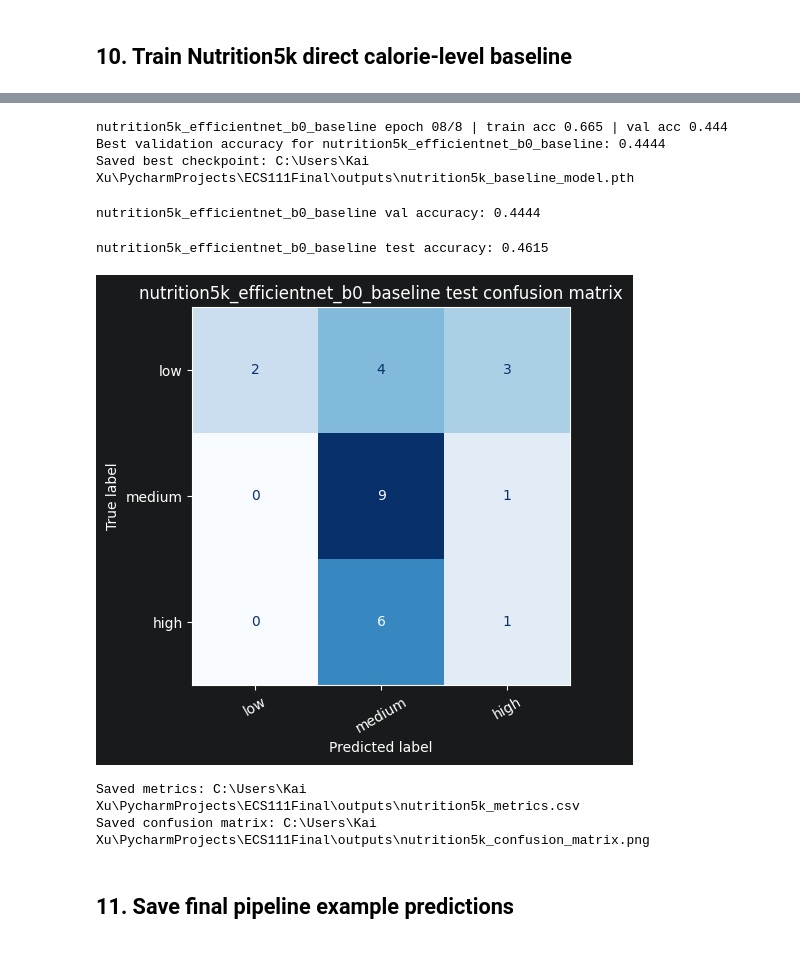
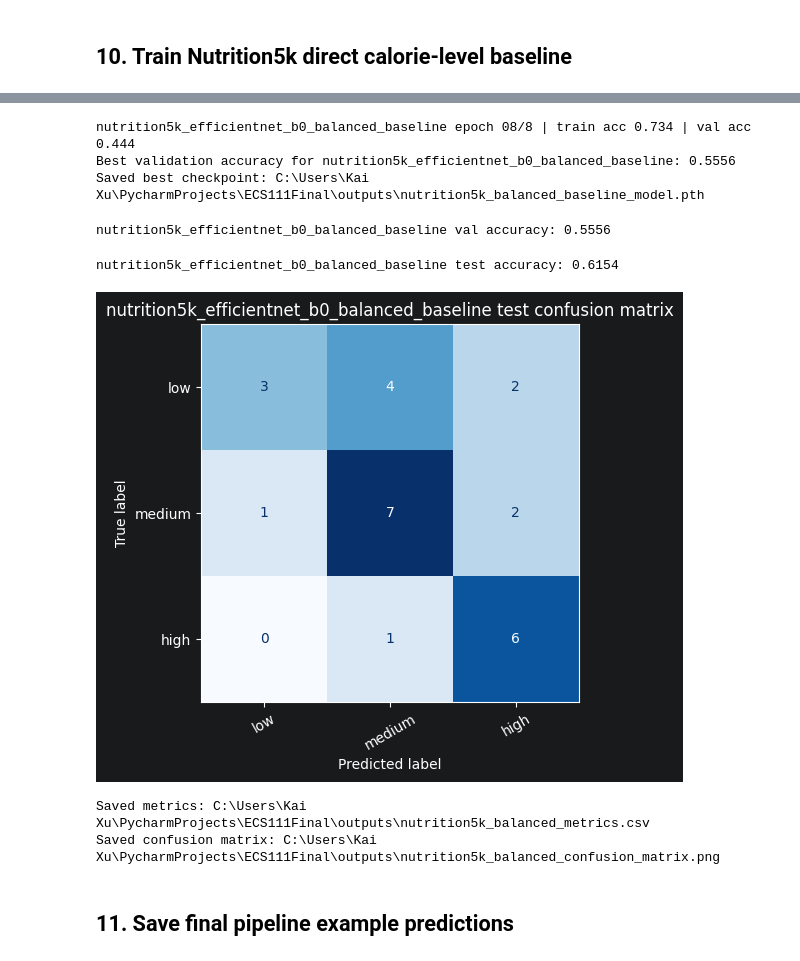
Before and after one commit to chengkaixu25-eng/ECS111Final, a Jupyter notebook: Main.ipynb, the cells around one changed output, grey strips where cells are left out. Drawn from its saved outputs; the diff is of its cells as text; code cells hidden in the pictures.

Commit message:
trained using new data

```diff
--- a/Main.ipynb
+++ b/Main.ipynb
@@ -139,13 +139,37 @@ if "calorie_level" not in nutrition_df.columns:
 
 nutrition_df = nutrition_df[nutrition_df["calorie_level"].isin(CALORIE_CLASSES)].copy()
 
+
+def balance_training_split(df: pd.DataFrame, label_col: str, classes: List[str]) -> pd.DataFrame:
+    train_df = df[df["split"] == "train"].copy()
+    other_df = df[df["split"] != "train"].copy()
+    target_count = int(train_df[label_col].value_counts().max())
+
+    balanced_parts = []
+    for label in classes:
+        class_df = train_df[train_df[label_col] == label].copy()
+        if class_df.empty:
+            raise ValueError(f"Training split is missing class: {label}")
+        balanced_parts.append(
+            class_df.sample(n=target_count, replace=True, random_state=SEED)
+        )
+
+    balanced_train_df = pd.concat(balanced_parts, ignore_index=True)
+    balanced_train_df = balanced_train_df.sample(frac=1.0, random_state=SEED).reset_index(drop=True)
+    return pd.concat([balanced_train_df, other_df], ignore_index=True)
+
+
+nutrition_balanced_df = balance_training_split(nutrition_df, "calorie_level", CALORIE_CLASSES)
+
 print("Food rows:", len(food_df))
 print("Portion rows:", len(portion_df))
 print("Nutrition5k rows:", len(nutrition_df))
+print("Nutrition5k balanced train rows:", (nutrition_balanced_df["split"] == "train").sum())
 
 display(food_df.groupby(["split", "food_label"]).size().unstack(fill_value=0))
 display(portion_df.groupby(["split", "portion_label"]).size().unstack(fill_value=0))
 display(nutrition_df.groupby(["split", "calorie_level"]).size().unstack(fill_value=0))
+display(nutrition_balanced_df.groupby(["split", "calorie_level"]).size().unstack(fill_value=0))
 # %% [output]
 Food rows: 5000
 Portion rows: 1493
@@ -324,8 +354,8 @@ portion_loaders = make_dataloaders(
     PORTION_BATCH_SIZE,
 )
 
-nutrition_loaders = make_dataloaders(
-    nutrition_df,
+nutrition_balanced_loaders = make_dataloaders(
+    nutrition_balanced_df,
     "calorie_level",
     CALORIE_CLASSES,
     nutrition_train_transform,
@@ -785,9 +815,9 @@ Rule-based calorie map ready.
 nutrition5k_model = build_model("efficientnet_b0", len(CALORIE_CLASSES), freeze_backbone=True)
 nutrition5k_model, nutrition_history = train_model(
     nutrition5k_model,
-    nutrition_loaders,
-    OUTPUT_DIR / "nutrition5k_baseline_model.pth",
-    run_name="nutrition5k_efficientnet_b0_baseline",
+    nutrition_balanced_loaders,
+    OUTPUT_DIR / "nutrition5k_balanced_baseline_model.pth",
+    run_name="nutrition5k_efficientnet_b0_balanced_baseline",
     classes=CALORIE_CLASSES,
     arch="efficientnet_b0",
     epochs=NUTRITION5K_EPOCHS,
@@ -796,10 +826,10 @@ nutrition5k_model, nutrition_history = train_model(
 
 nutrition5k_metrics = evaluate_model(
     nutrition5k_model,
-    nutrition_loaders,
+    nutrition_balanced_loaders,
     CALORIE_CLASSES,
-    "nutrition5k_efficientnet_b0_baseline",
-    OUTPUT_DIR / "nutrition5k_metrics.csv",
-    OUTPUT_DIR / "nutrition5k_confusion_matrix.png",
+    "nutrition5k_efficientnet_b0_balanced_baseline",
+    OUTPUT_DIR / "nutrition5k_balanced_metrics.csv",
+    OUTPUT_DIR / "nutrition5k_balanced_confusion_matrix.png",
 )
 # %% [output]
@@ -813,11 +843,11 @@ nutrition5k_efficientnet_b0_baseline epoch 07/8 | train acc 0.689 | val acc 0.38
-nutrition5k_efficientnet_b0_baseline epoch 08/8 | train acc 0.665 | val acc 0.444
-Best validation accuracy for nutrition5k_efficientnet_b0_baseline: 0.4444
-Saved best checkpoint: C:\Users\Kai Xu\PycharmProjects\ECS111Final\outputs\nutrition5k_baseline_model.pth
+nutrition5k_efficientnet_b0_balanced_baseline epoch 08/8 | train acc 0.734 | val acc 0.444
+Best validation accuracy for nutrition5k_efficientnet_b0_balanced_baseline: 0.5556
+Saved best checkpoint: C:\Users\Kai Xu\PycharmProjects\ECS111Final\outputs\nutrition5k_balanced_baseline_model.pth
-nutrition5k_efficientnet_b0_baseline val accuracy: 0.4444
+nutrition5k_efficientnet_b0_balanced_baseline val accuracy: 0.5556
-nutrition5k_efficientnet_b0_baseline test accuracy: 0.4615
+nutrition5k_efficientnet_b0_balanced_baseline test accuracy: 0.6154
-[figure, old version]
+[figure, new version]
-Saved metrics: C:\Users\Kai Xu\PycharmProjects\ECS111Final\outputs\nutrition5k_metrics.csv
-Saved confusion matrix: C:\Users\Kai Xu\PycharmProjects\ECS111Final\outputs\nutrition5k_confusion_matrix.png
+Saved metrics: C:\Users\Kai Xu\PycharmProjects\ECS111Final\outputs\nutrition5k_balanced_metrics.csv
+Saved confusion matrix: C:\Users\Kai Xu\PycharmProjects\ECS111Final\outputs\nutrition5k_balanced_confusion_matrix.png
 # %% [markdown]
 ## 11. Save final pipeline example predictions
 # %%
```
Also changed, not shown: parts of 3 cells of this notebook, 2 other files.
